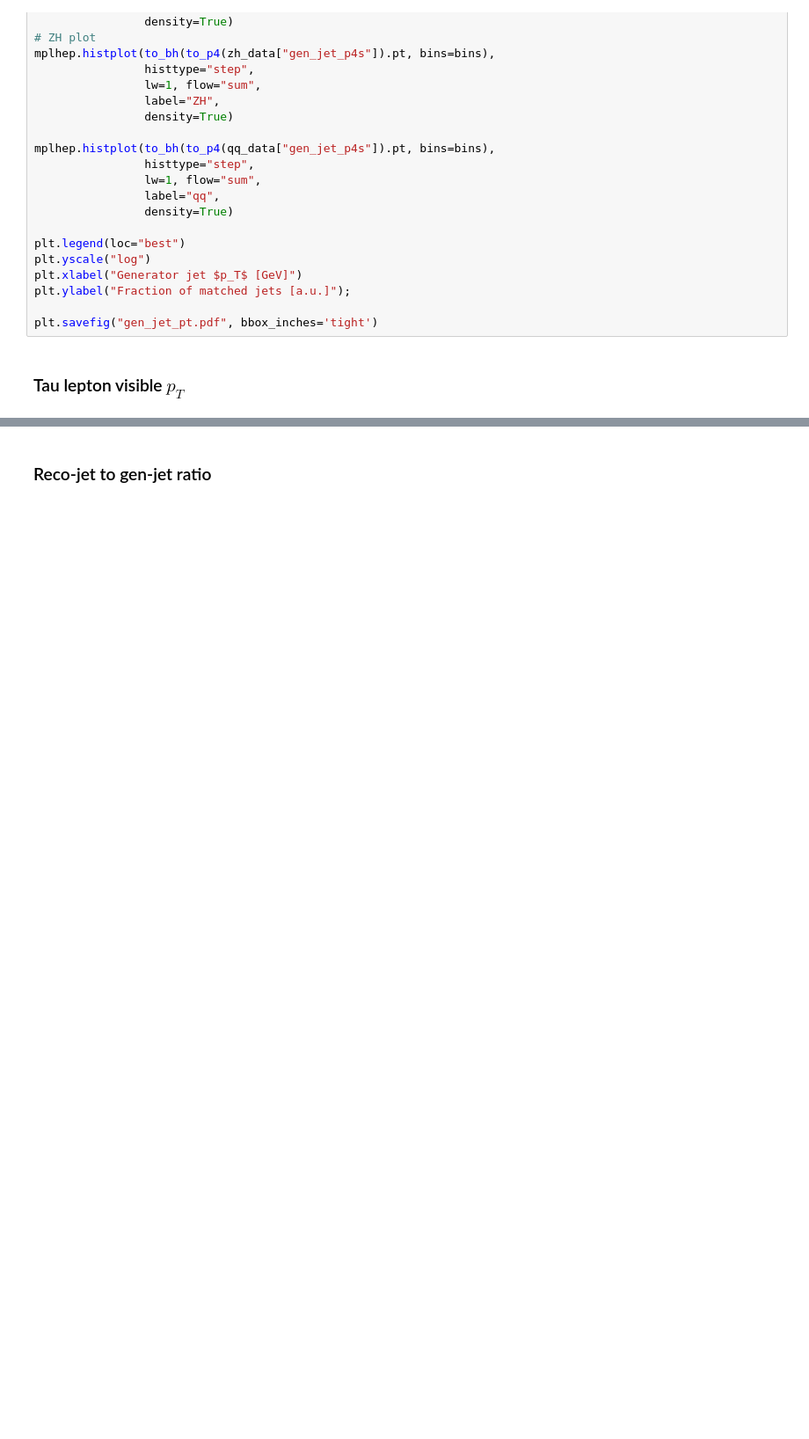
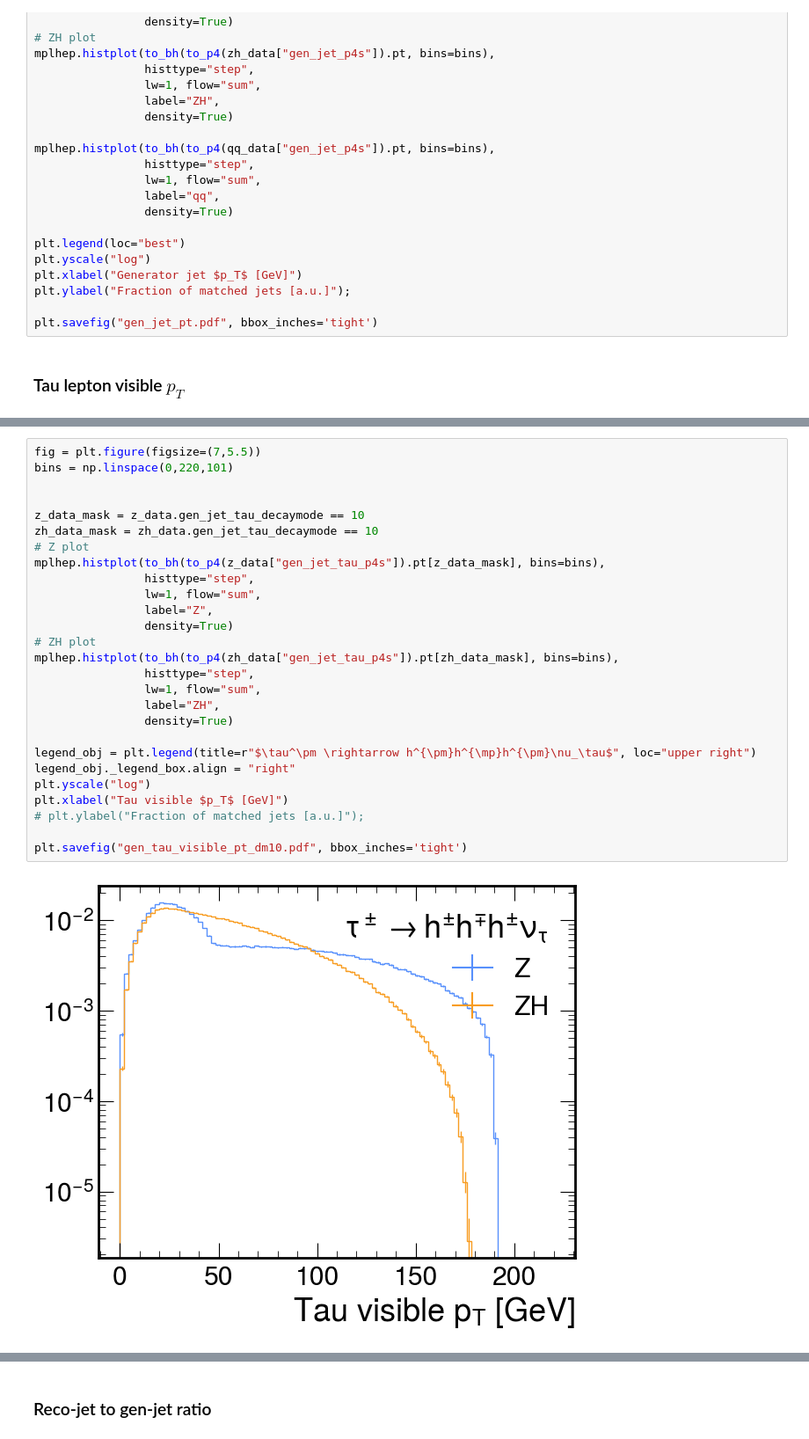
Before and after one commit to HEP-KBFI/ml-tau-en-reg, a Jupyter notebook: notebooks/data_intro.ipynb, the cells around one changed output, grey strips where cells are left out. Shown: that part at 88% size. Saved outputs shown, nothing was run; the diff lists cells and outputs as text; blank space fills up the shorter version.

```diff
--- a/notebooks/data_intro.ipynb
+++ b/notebooks/data_intro.ipynb
@@ -240,0 +338,29 @@ plt.savefig("gen_tau_visible_pt.pdf", bbox_inches='tight')
+# %%
+fig = plt.figure(figsize=(7,5.5))
+bins = np.linspace(0,220,101)
+
+
+z_data_mask = z_data.gen_jet_tau_decaymode == 10
+zh_data_mask = zh_data.gen_jet_tau_decaymode == 10
+# Z plot
+mplhep.histplot(to_bh(to_p4(z_data["gen_jet_tau_p4s"]).pt[z_data_mask], bins=bins),
+                histtype="step",
+                lw=1, flow="sum",
+                label="Z",
+                density=True)
+# ZH plot
+mplhep.histplot(to_bh(to_p4(zh_data["gen_jet_tau_p4s"]).pt[zh_data_mask], bins=bins),
+                histtype="step",
+                lw=1, flow="sum",
+                label="ZH",
+                density=True)
+
+legend_obj = plt.legend(title=r"$\tau^\pm \rightarrow h^{\pm}h^{\mp}h^{\pm}\nu_\tau$", loc="upper right")
+legend_obj._legend_box.align = "right"
+plt.yscale("log")
+plt.xlabel("Tau visible $p_T$ [GeV]")
+# plt.ylabel("Fraction of matched jets [a.u.]");
+
+plt.savefig("gen_tau_visible_pt_dm10.pdf", bbox_inches='tight')
+# %% [output]
+[figure, added]
```
Also changed, not shown: parts of 13 cells of this notebook, 17 other files.
